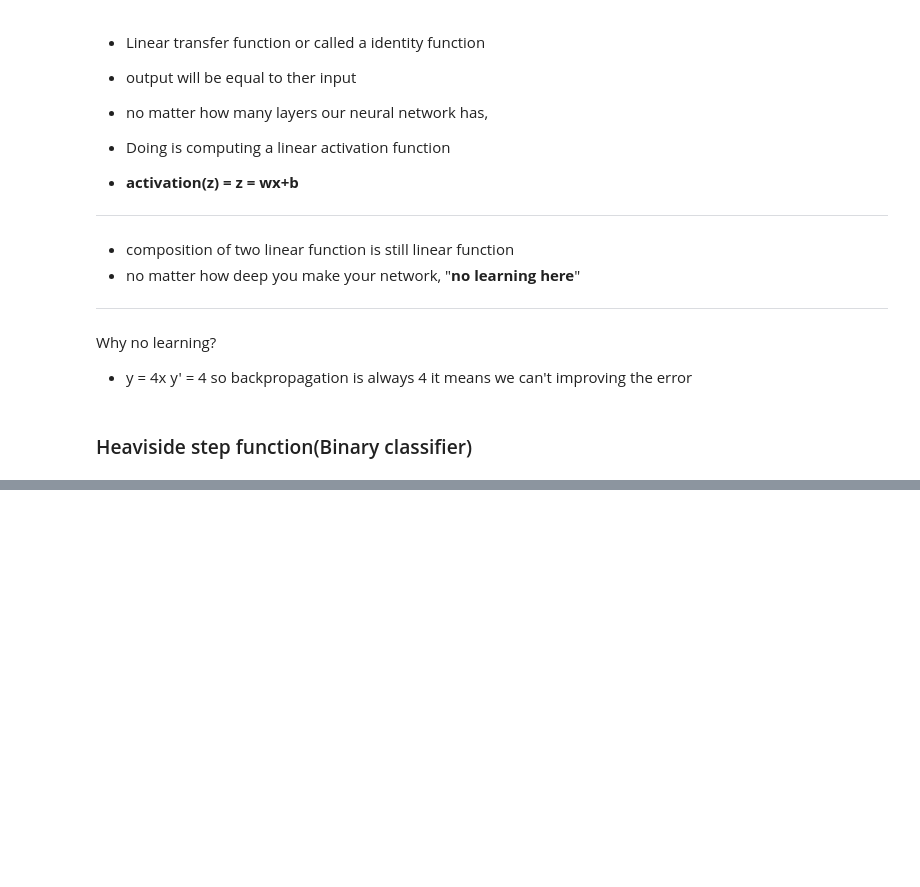
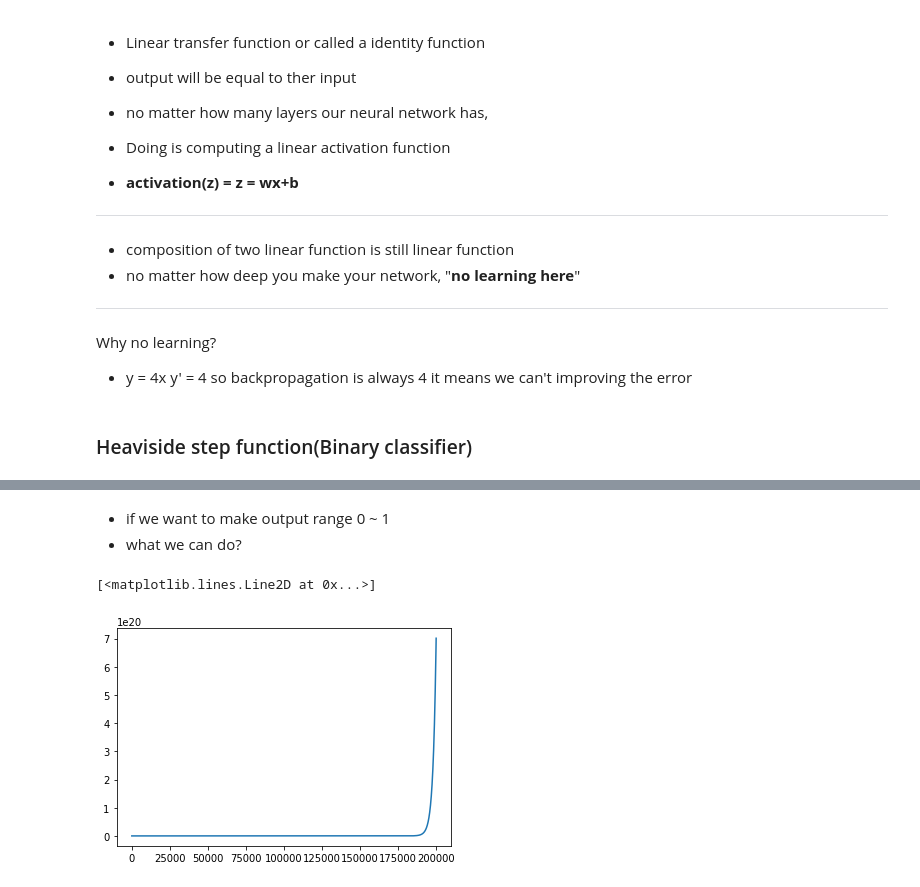
Before and after one commit to FLY-CODE77/opencv, a Jupyter notebook: DeepLearningForVisionSystem/Part2.Deep-learning-and-neural-network.ipynb, the cells around one changed output, grey strips where cells are left out. Saved outputs shown, nothing was run; the diff lists cells and outputs as text; code cells hidden in the pictures; blank space fills up the shorter version.

```diff
--- a/DeepLearningForVisionSystem/Part2.Deep-learning-and-neural-network.ipynb
+++ b/DeepLearningForVisionSystem/Part2.Deep-learning-and-neural-network.ipynb
@@ -260,0 +316,9 @@ Why no learning?
+# %% [markdown]
+- if we want to make output range 0 ~ 1
+- what we can do?
+# %%
+plt.plot(np.exp(formula(x, -2, 0.05)))
+# but still exceed 1
+# %% [output]
+[<matplotlib.lines.Line2D at 0x...>]
+[figure, added]
```
Also changed, not shown: parts of 31 cells of this notebook.
